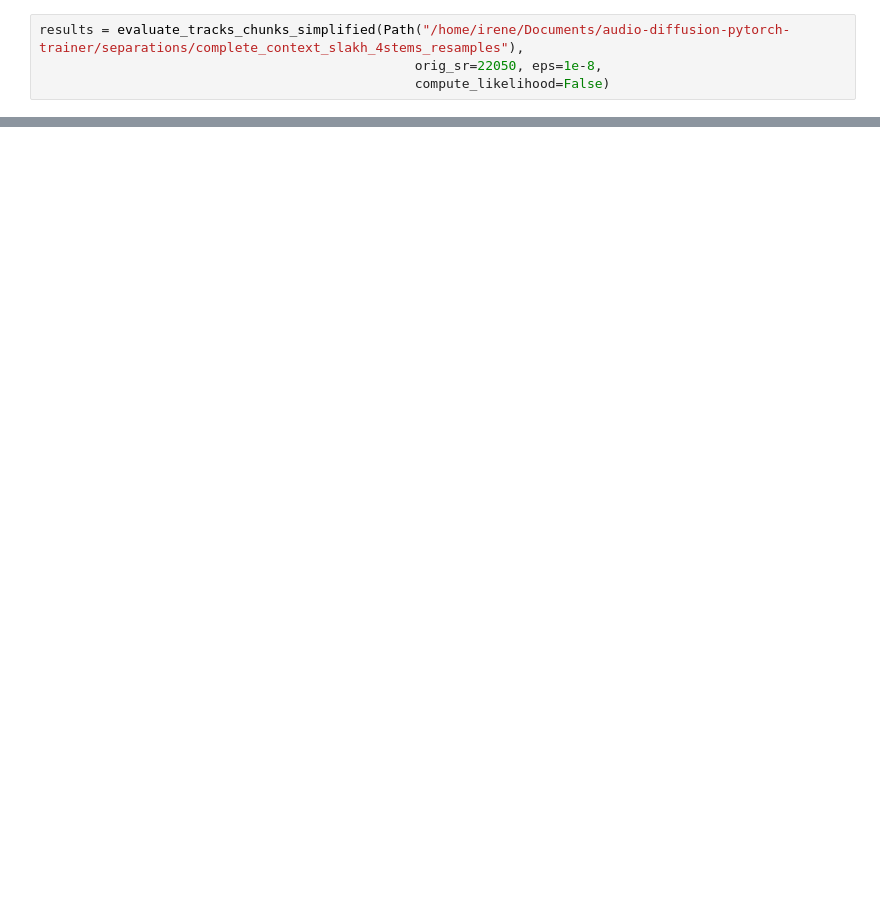
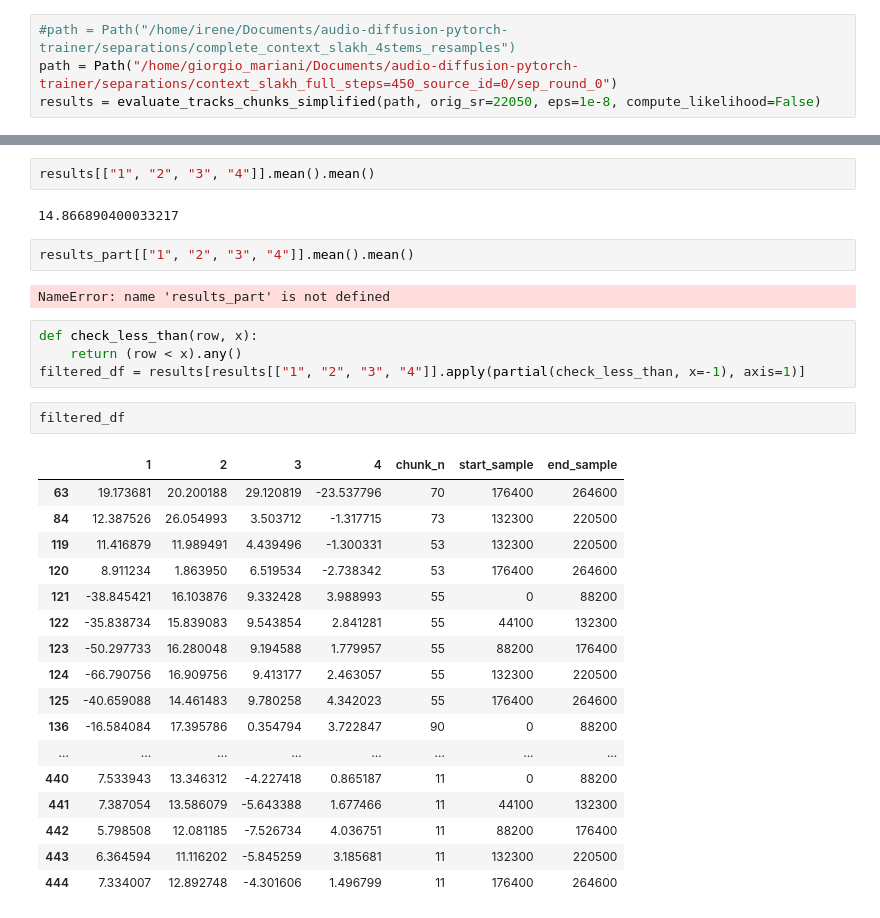
Before and after one commit to giorgio-mariani/audio-diffusion-pytorch-trainer, a Jupyter notebook: script/test_post_icml.ipynb, the cells around one changed output, grey strips where cells are left out. Cells and saved outputs as stored; diff of their text form; blank space fills up the shorter version.

Commit message:
Modified separation and evaluation procedure

```diff
--- a/script/test_post_icml.ipynb
+++ b/script/test_post_icml.ipynb
@@ -18,4 +25,4 @@ The autoreload extension is already loaded. To reload it, use:
 # %%
-results = evaluate_tracks_chunks_simplified(Path("/home/irene/Documents/audio-diffusion-pytorch-trainer/separations/complete_context_slakh_4stems_resamples"),
-                                                orig_sr=22050, eps=1e-8,
-                                                compute_likelihood=False)
+#path = Path("/home/irene/Documents/audio-diffusion-pytorch-trainer/separations/complete_context_slakh_4stems_resamples")
+path = Path("/home/giorgio_mariani/Documents/audio-diffusion-pytorch-trainer/separations/context_slakh_full_steps=450_source_id=0/sep_round_0")
+results = evaluate_tracks_chunks_simplified(path, orig_sr=22050, eps=1e-8, compute_likelihood=False)
@@ -44,0 +129,32 @@ results
+# %%
+results[["1", "2", "3", "4"]].mean().mean()
+# %% [output]
+14.866890400033217
+# %%
+results_part[["1", "2", "3", "4"]].mean().mean()
+# %% [output]
+NameError: name 'results_part' is not defined
+# %%
+def check_less_than(row, x):
+    return (row < x).any()
+filtered_df = results[results[["1", "2", "3", "4"]].apply(partial(check_less_than, x=-1), axis=1)]
+# %%
+filtered_df
+# %% [output]
+|  | 1 | 2 | 3 | 4 | chunk_n | start_sample | end_sample |
+| 63 | 19.173681 | 20.200188 | 29.120819 | -23.537796 | 70 | 176400 | 264600 |
+| 84 | 12.387526 | 26.054993 | 3.503712 | -1.317715 | 73 | 132300 | 220500 |
+| 119 | 11.416879 | 11.989491 | 4.439496 | -1.300331 | 53 | 132300 | 220500 |
+| 120 | 8.911234 | 1.863950 | 6.519534 | -2.738342 | 53 | 176400 | 264600 |
+| 121 | -38.845421 | 16.103876 | 9.332428 | 3.988993 | 55 | 0 | 88200 |
+| 122 | -35.838734 | 15.839083 | 9.543854 | 2.841281 | 55 | 44100 | 132300 |
+| 123 | -50.297733 | 16.280048 | 9.194588 | 1.779957 | 55 | 88200 | 176400 |
+| 124 | -66.790756 | 16.909756 | 9.413177 | 2.463057 | 55 | 132300 | 220500 |
+| 125 | -40.659088 | 14.461483 | 9.780258 | 4.342023 | 55 | 176400 | 264600 |
+| 136 | -16.584084 | 17.395786 | 0.354794 | 3.722847 | 90 | 0 | 88200 |
+| ... | ... | ... | ... | ... | ... | ... | ... |
+| 440 | 7.533943 | 13.346312 | -4.227418 | 0.865187 | 11 | 0 | 88200 |
+| 441 | 7.387054 | 13.586079 | -5.643388 | 1.677466 | 11 | 44100 | 132300 |
+| 442 | 5.798508 | 12.081185 | -7.526734 | 4.036751 | 11 | 88200 | 176400 |
+| 443 | 6.364594 | 11.116202 | -5.845259 | 3.185681 | 11 | 132300 | 220500 |
+| 444 | 7.334007 | 12.892748 | -4.301606 | 1.496799 | 11 | 176400 | 264600 |
```
Also changed, not shown: parts of 19 cells of this notebook, 5 other files.
